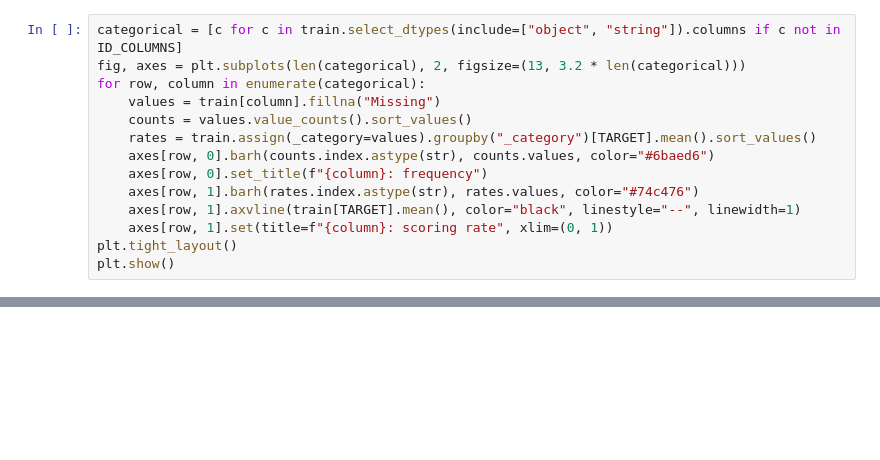
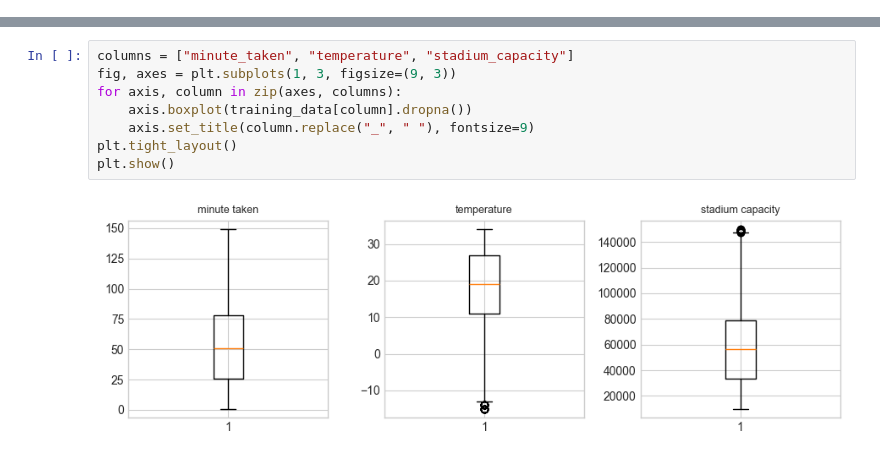
Before and after one commit to Soni-KR/penalty-kick-ml-learning-path, a Jupyter notebook: notebooks/01_Exploratory_Data_Analysis.ipynb, the cells around one changed output, grey strips where cells are left out. Saved outputs shown, nothing was run; the diff lists cells and outputs as text; blank space fills up the shorter version.

```diff
--- a/notebooks/01_Exploratory_Data_Analysis.ipynb
+++ b/notebooks/01_Exploratory_Data_Analysis.ipynb
@@ -182,14 +0,0 @@ Frequency does not use the target; scoring rate does. Neither plot proves that a
-# %%
-categorical = [c for c in train.select_dtypes(include=["object", "string"]).columns if c not in ID_COLUMNS]
-fig, axes = plt.subplots(len(categorical), 2, figsize=(13, 3.2 * len(categorical)))
-for row, column in enumerate(categorical):
-    values = train[column].fillna("Missing")
-    counts = values.value_counts().sort_values()
-    rates = train.assign(_category=values).groupby("_category")[TARGET].mean().sort_values()
-    axes[row, 0].barh(counts.index.astype(str), counts.values, color="#6baed6")
-    axes[row, 0].set_title(f"{column}: frequency")
-    axes[row, 1].barh(rates.index.astype(str), rates.values, color="#74c476")
-    axes[row, 1].axvline(train[TARGET].mean(), color="black", linestyle="--", linewidth=1)
-    axes[row, 1].set(title=f"{column}: scoring rate", xlim=(0, 1))
-plt.tight_layout()
-plt.show()
@@ -562,0 +205,10 @@ display(problem_map.style.hide(axis="index"))
+# %%
+columns = ["minute_taken", "temperature", "stadium_capacity"]
+fig, axes = plt.subplots(1, 3, figsize=(9, 3))
+for axis, column in zip(axes, columns):
+    axis.boxplot(training_data[column].dropna())
+    axis.set_title(column.replace("_", " "), fontsize=9)
+plt.tight_layout()
+plt.show()
+# %% [output]
+[figure, added]
```
Also changed, not shown: parts of 62 cells of this notebook, 20 other files.
